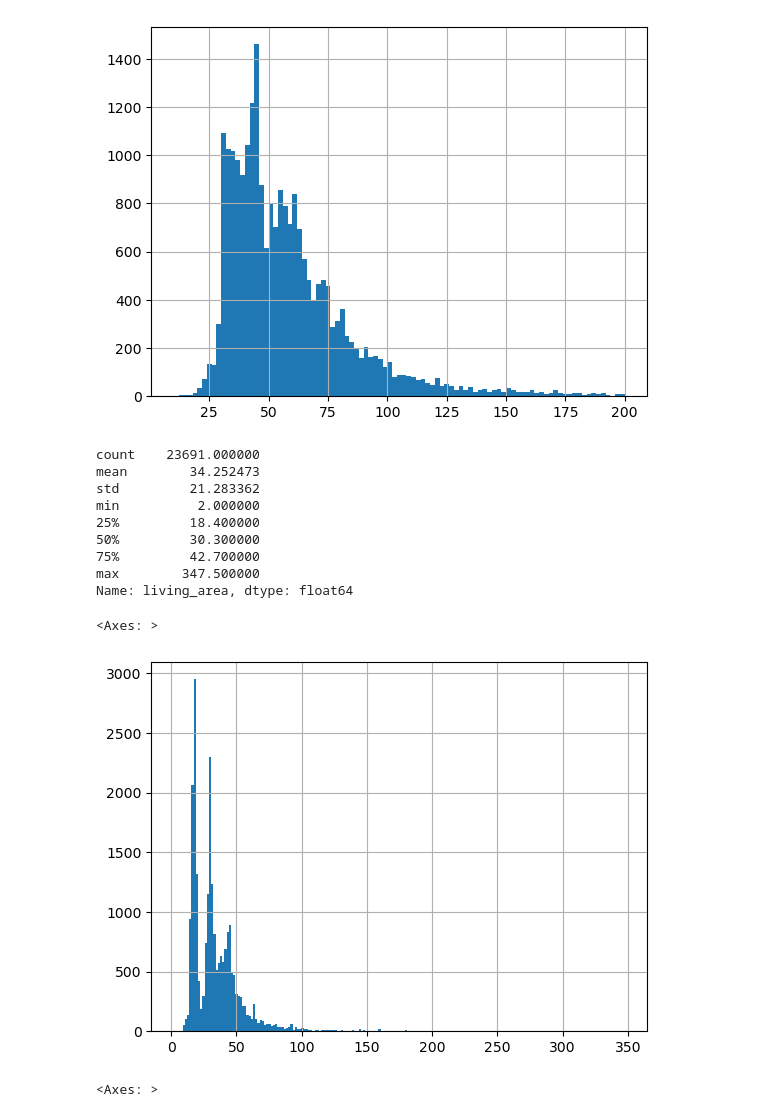
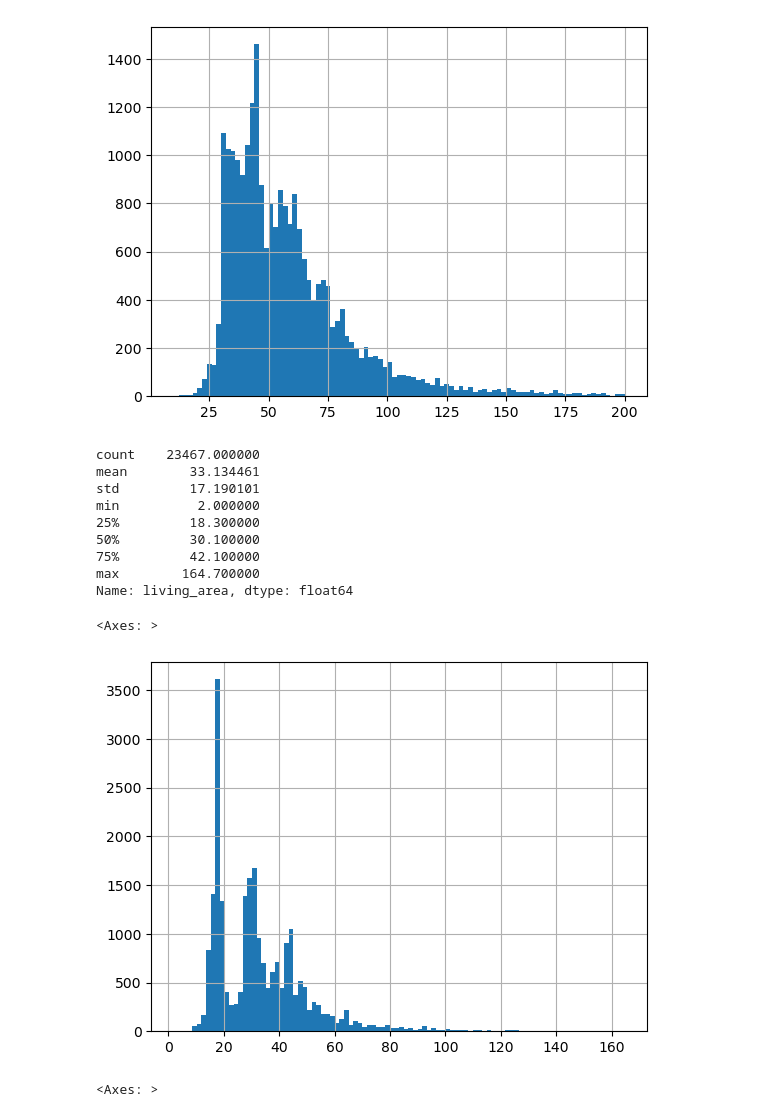
Before and after one commit to sudobooo/real_estate_project, a Jupyter notebook: project_ds_3.ipynb, the cells around one changed output. Cells and saved outputs as stored; diff of their text form; code cells hidden in the pictures.

```diff
--- a/project_ds_3.ipynb
+++ b/project_ds_3.ipynb
@@ -429,15 +377,16 @@ different_names_for_village = [
     'коттеджный поселок ',
     'деревня ',
     'городской поселок ',
+    'поселок ',
 ]
-standard_name_for_village = 'поселок '
+blank = ''
 
-data['locality_name'] = (
-    data['locality_name']
+preprocessed_data['locality_name'] = (
+    preprocessed_data['locality_name']
     .str.replace('ё', 'е')
-    .replace(different_names_for_village, standard_name_for_village, regex=True)
+    .replace(different_names_for_village, blank, regex=True)
 )
 
 # Проверим, что названия изменились.
-data['locality_name'].unique()
+preprocessed_data['locality_name'].unique()
 # %% [output]
@@ -511,0 +430,6 @@ data = data.query('rooms <= 10')
+# %%
+# Заполним пропуски в 'city_centers_nearest_meters' медианой для каждого населённого пункта
+preprocessed_data['city_centers_nearest_meters'] = preprocessed_data['city_centers_nearest_meters'].fillna(preprocessed_data.groupby('locality_name')['city_centers_nearest_meters'].transform('median'))
+
+# Тоже самое сделаем для 'airports_nearest_meters'
+preprocessed_data['airports_nearest_meters'] = preprocessed_data['airports_nearest_meters'].fillna(preprocessed_data.groupby('locality_name')['airports_nearest_meters'].transform('median'))
@@ -522,16 +470,16 @@ data = data.query('rooms <= 10')
 ### Добавьте в таблицу новые столбцы
 # %%
 # Добавим столбец с ценой квадратного метра и округлим значения до двух знаков после запятой.
-data['price_per_square_meter'] = (data['last_price'] / data['total_area']).round(2)
+preprocessed_data['price_per_square_meter'] = (preprocessed_data['last_price'] / preprocessed_data['total_area']).round(2)
 
 # Добавим столбец с днём недели публикации объявления.
-data['weekday_exposition'] = data['first_day_exposition'].dt.weekday
+preprocessed_data['weekday_exposition'] = preprocessed_data['first_day_exposition'].dt.weekday
 
 # Добавим столбец с месяцем публикации объявления.
-data['month_exposition'] = data['first_day_exposition'].dt.month
+preprocessed_data['month_exposition'] = preprocessed_data['first_day_exposition'].dt.month
 
 # Добавим столбец с годом публикации объявления.
-data['year_exposition'] = data['first_day_exposition'].dt.year
+preprocessed_data['year_exposition'] = preprocessed_data['first_day_exposition'].dt.year
 
 # Добавим столбец с типом этажа квартиры: "первый", "последний", "другой".
 # Функция для определения типа этажа квартиры:
@@ -544,10 +492,10 @@ def floor_type(row):
         floor_name = 'другой'
     return floor_name
 
-data['floor_type'] = data.apply(floor_type, axis=1)
+preprocessed_data['floor_type'] = preprocessed_data.apply(floor_type, axis=1)
 
 # Добавим столбец с расстоянием до центра города в километрах и округлим значения до целых чисел.
-data['city_centers_nearest_km'] = (data['city_centers_nearest_meters'] / 1000).round()
+preprocessed_data['city_centers_nearest_km'] = (preprocessed_data['city_centers_nearest_meters'] // 1000)
 # %%
 # Проверим, что столбцы добавились
 with pd.option_context('display.max_columns', None):
@@ -605,23 +553,26 @@ data['total_area'].hist(bins=np.histogram_bin_edges(data['total_area'], bins='au
 # %% [output]
 <Axes: >
 [figure]
+# %%
+# Удалим выбросы, где общая площадь больше 200 кв. метров
+preprocessed_data = preprocessed_data.query('total_area < 200')
 # %%
 # Посмотрим на описание столбца для жилой площади
-data['living_area'].describe()
+preprocessed_data['living_area'].describe()
 # %% [output]
-count    23691.000000
-mean        34.252473
-std         21.283362
+count    23467.000000
+mean        33.134461
+std         17.190101
 min          2.000000
-25%         18.400000
-50%         30.300000
-75%         42.700000
-max        347.500000
+25%         18.300000
+50%         30.100000
+75%         42.100000
+max        164.700000
 Name: living_area, dtype: float64
 # %%
 # Построим гистограмму для жилой площади
-data['living_area'].hist(bins=np.histogram_bin_edges(data['living_area'], bins='auto'))
+preprocessed_data['living_area'].hist(bins=np.histogram_bin_edges(preprocessed_data['living_area'], bins='auto'))
 # %% [output]
 <Axes: >
-[figure, old version]
+[figure, new version]
 # %%
```
Also changed, not shown: parts of 113 cells of this notebook.
